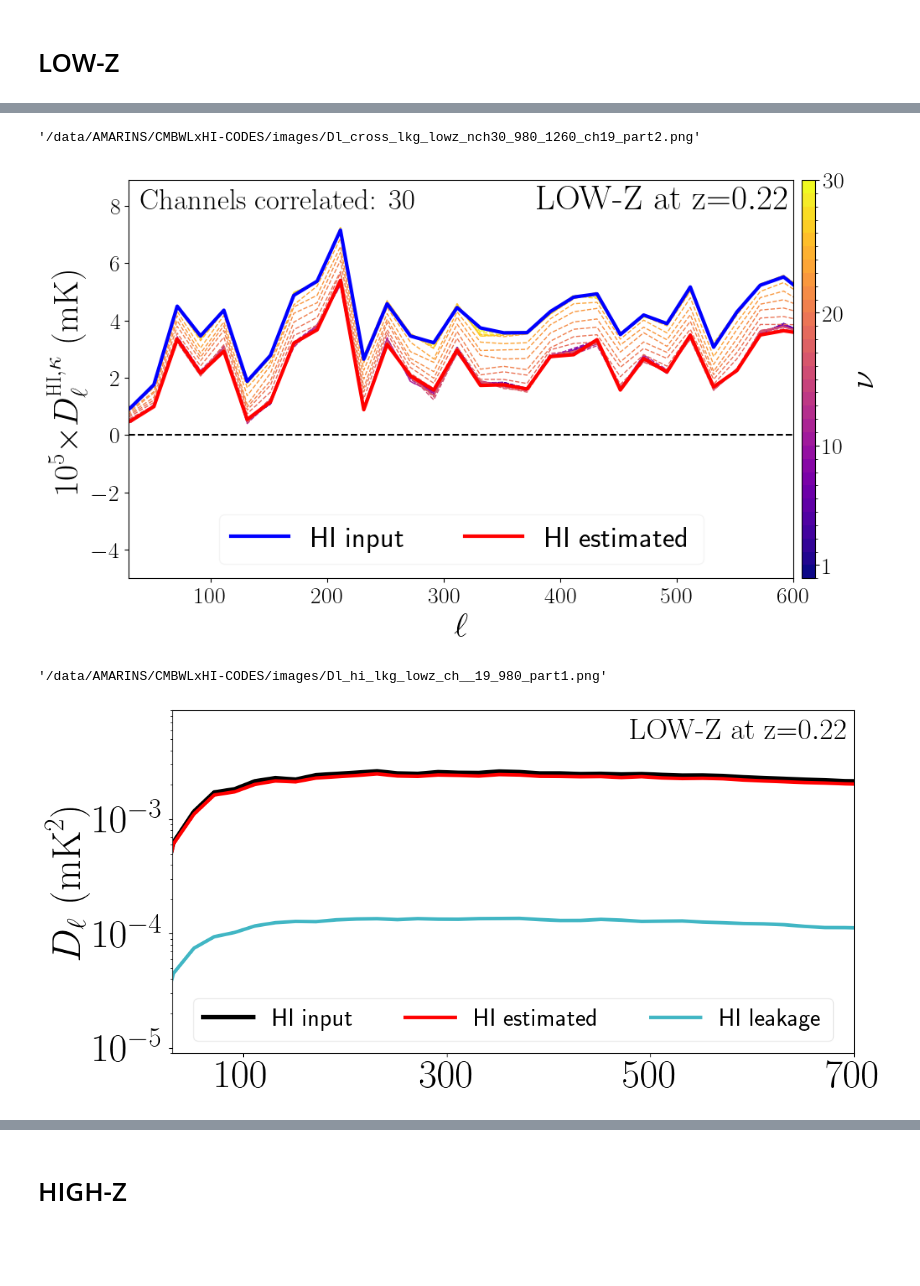
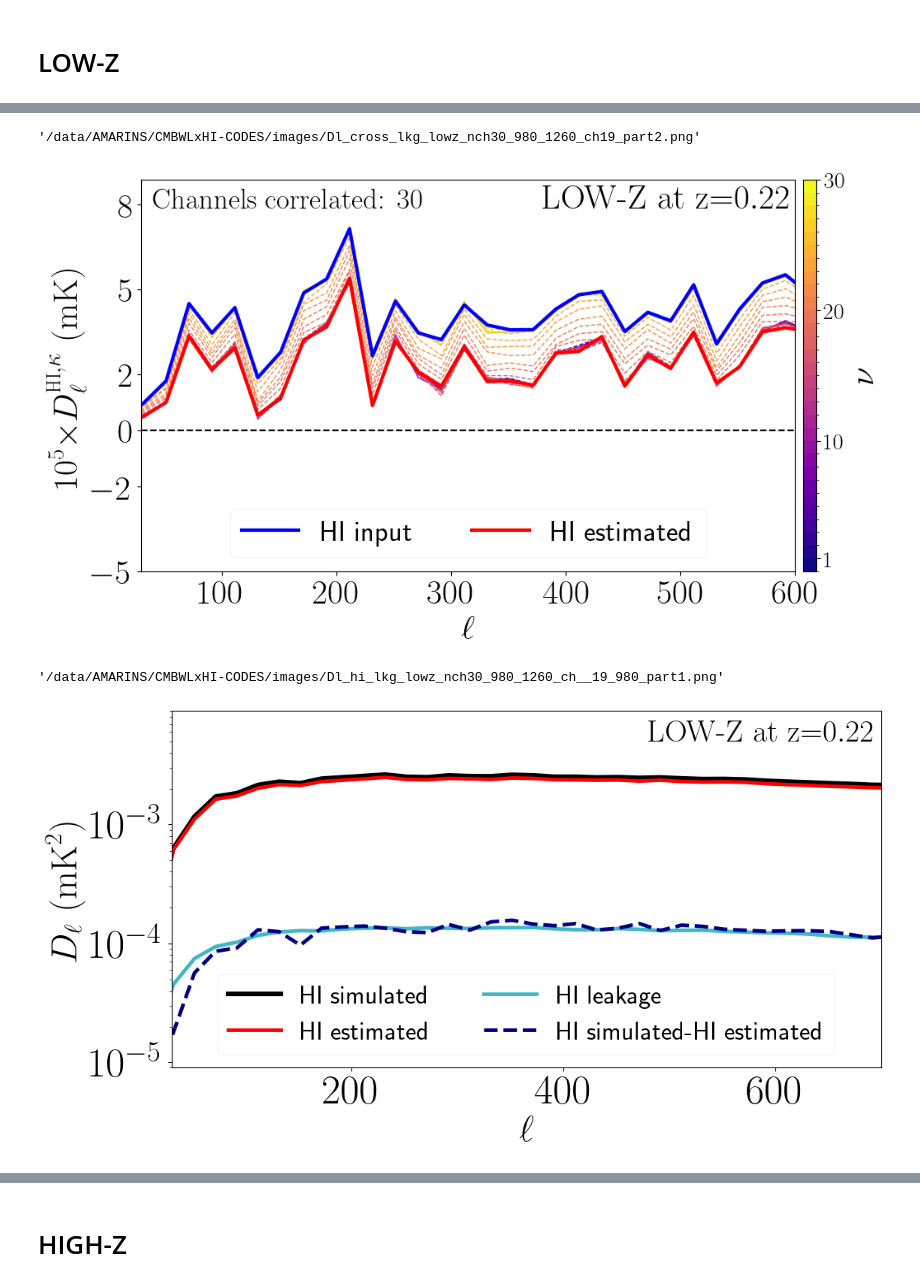
Before and after one commit to armarins/CMBWLxHI, a Jupyter notebook: notebooks/Part4_APS_constrained_analysis.ipynb, the cells around one changed output, grey strips where cells are left out. Drawn from its saved outputs; the diff is of its cells as text; code cells hidden in the pictures; blank space fills up the shorter version.

Commit message:
second update: including new ipynb and updating picture formatting

```diff
--- a/notebooks/Part4_APS_constrained_analysis.ipynb
+++ b/notebooks/Part4_APS_constrained_analysis.ipynb
@@ -39,7 +39,7 @@ mpl.rc('text',   usetex=True)
 ## FURTHER MATPLOTLIB FEATURES
 from matplotlib.ticker import ScalarFormatter, FormatStrFormatter
 from matplotlib.colors import ListedColormap
-colors = ['#ff0000', "#41b6c4",  "olivedrab", "darkviolet", ]
+colors = ['#ff0000', "#41b6c4",  "olivedrab", "darkviolet", '#030764', "#000080"]
 my_cmap = ListedColormap(colors, name="my_cmap")
 font_dict = {'family': 'serif', 'color':  None,  'weight': 'bold','size': 30}
 #############################################
@@ -172,27 +172,28 @@ for j,jbin in enumerate(range(nch)):
     ax.plot( leff, fact*feff*b.bin_cell(CLs_dict[ins]['cl_cx_f1_f2_sim_sim'][ich,:]-lkg), lw=1.,  c=cmap(jbin),label=None, ls='dashed')
 ax.plot(leff, fact*feff*b.bin_cell(CLs_dict[ins]['cl_cx_f1_f2_sim_sim'][ich]) , c='blue', lw=3, label='HI input')
 ax.plot(leff, fact*feff*b.bin_cell(CLs_dict[ins]['cl_cx_f1_f2_rec_sim'][ich]) , c='red' , lw=3, ls='solid', label='HI estimated')
+ax.axhline(y=0, ls='dashed', color='black')
+ax.set_ylabel(r'$10^{'+str(fact_exp)+'}$' + r'$\times D_{\ell}^{\LARGE{\textrm{HI}},\tiny{\kappa}}\ (\textrm{mK})$', fontsize=30)#($\kappa, \textrm{HI}$)')
+ax.set_xlabel(r'$\ell$', fontsize=30)
+ax.set_yscale('linear'); ax.set_xscale('linear')
 ax.set_ylim(-5, 8.9); ax.set_xlim(30,600)
-ax.set_ylabel(r'$10^{'+str(fact_exp)+'}$' + r'$\times D_{\ell}^{\LARGE{\textrm{HI}},\tiny{\kappa}}\ (\textrm{mK})$', fontsize=30)#($\kappa, \textrm{HI}$)')
-ax.set_xlabel(r'$\ell$', fontsize=30)#($\kappa, \textrm{HI}$)')
-ax.axhline(y=0, ls='dashed', color='black')
-ax.set_yscale('linear'); ax.set_xscale('linear')
+ax.set_yticks([-5,-2,0,2,5,8])
 ###
 ax.text(x=550-170, y=7.9, s=r'$\textrm{LOW-Z at z=}$'+r'${}$'.format(zeff), fontdict=font_dict)
 ax.text(x=210-170, y=7.9, s=r'$\textrm{Channels correlated: } '+' {}$'.format(ncorr), fontdict=font_dict, size=25)
 ax.legend( fontsize=25, loc='lower center', ncols=2,framealpha=0.2)
+ax.tick_params(axis='both', labelsize=30)
 ###########################################################
 cticks = np.linspace(0, nch-1, 4, dtype=np.int8)+1
 cbar   = fig.colorbar(sm,ax=ax, ticks=cticks,  pad=0.01, aspect=30)
 cbar.set_label(label=r'$\nu$',size=30)
-ax.ticklabel_format(axis='y', style='sci', scilimits=(0,0))
-
+#
 pathname = '/data/AMARINS/CMBWLxHI-CODES/images/Dl_cross_lkg_{}_ch{}_part2.png'.format(prefix, ich, numin, numax)
 if savefigs: plt.savefig(pathname, dpi=100, bbox_inches='tight')
 pathname
 # %% [output]
 '/data/AMARINS/CMBWLxHI-CODES/images/Dl_cross_lkg_lowz_nch30_980_1260_ch19_part2.png'
-[figure, old version]
+[figure, new version]
 # %%
 HDU         = 1 #0: Olivari data. 1: Marins data
 pathdir_fg  = '/data/AMARINS/MAPS/FG256'
@@ -210,6 +211,8 @@ clf1 = np.loadtxt(filepath_field1).T[1:,:]
 clf2 = np.loadtxt(filepath_field2).T[1:,:]
 clcx = np.loadtxt(filepath_cross ).T[1:,:]
 nch  = int(clcx.shape[0])
+##
+prefix = 'lowz_nch30_980_1260'
 # %%
 ns=3
 ich=19
@@ -219,34 +222,34 @@ CLs_dicts_plot = cxfs.get_data_plot_residuals(ns=ns, ich=ich, nu_min=numin, nu_m
 # %%
 fig, ax  = plt.subplots(nrows=1, ncols=1)
 plt.subplots_adjust(top=1.1,right=1.6)
 ############################################################
-savefigs = False
+savefigs = True
 zeff     = cxft.get_zeff(numin =numin, numax =numax, nbands= nch, n_curves=nch)['zeff'][ich]
 iLw      = [4*[3.5], 4*[3], 4*[2.5]]
 iLs      = [4*['solid'], 4*['dashed'], 4*['dotted']]
 cticks   = [100,300,500,700]
 CLs_dict = dcopy(CLs_dicts_plot)
 ############################################################
-ax.plot(  leff, feff*b.bin_cell(CLs_dict['HI']['sim'][ich]), c='black'   , lw=iLw[0][0]+1, ls=iLs[0][0], label='HI input')
+ax.plot(  leff, feff*b.bin_cell(CLs_dict['HI']['sim'][ich]), c='black'   , lw=iLw[0][0]+1, ls=iLs[0][0], label='HI simulated')
 ax.plot(  leff, feff*b.bin_cell(CLs_dict['HI']['rec'][ich]), c=my_cmap(0), lw=iLw[0][1]  , ls=iLs[0][1], label='HI estimated')
 ax.plot(  leff, feff*b.bin_cell(CLs_dict['HI']['lkg'][ich]), c=my_cmap(1), lw=iLw[0][2]  , ls=iLs[0][2], label='HI leakage')
-#ax.plot(  leff, feff*b.bin_cell(CLs_dict['FG']['lkg'][ich]), c=my_cmap(2), lw=iLw[0][3]  , ls=iLs[0][3], label='FG leakage')
+ax.plot(  leff, feff*b.bin_cell(CLs_dict['HI']['sim'][ich]-CLs_dict['HI']['rec'][ich]),
+                                                             c=my_cmap(5), lw=iLw[0][0],   ls='dashed' , label='HI simulated-HI estimated')
+ax.set_ylabel(r'$D_{\ell}\ (\textrm{mK}^2)$', fontsize=35)
+ax.set_xlabel(r'$\ell$', fontsize=35)
+ax.set_yscale('log'); ax.set_xscale('linear')
 ax.set_xlim(30,700)
 ax.set_ylim(0.9e-5,9e-3)#ax.set_xticks([])
-ax.set_ylabel(r'$D_{\ell}\ (\textrm{mK}^2)$', fontsize=40)#($\kappa, \textrm{HI}$)')
-ax.ticklabel_format(axis='y', style='sci', scilimits=(0,0))
+#ax.ticklabel_format(axis='y', style='sci', scilimits=(0,0))
 ax.tick_params(axis='both', labelsize=40)
-ax.set_yscale('log'); ax.set_xscale('linear')
-ax.set_xticks(cticks)
-###
 ax.text(x=650-170, y=5e-3, s=r'$\textrm{LOW-Z at z=}$'+r'${}$'.format(zeff), fontdict=font_dict)
-ax.legend( fontsize=25, loc='lower center', ncols=3,framealpha=0.4)
+ax.legend( fontsize=25, loc='lower center', ncols=2,framealpha=0.2)
 ###
 pathname = '/data/AMARINS/CMBWLxHI-CODES/images/Dl_hi_lkg_{}_ch__{}_{}_part1.png'.format(prefix, ich, numin, numax)
 if savefigs: plt.savefig(pathname, dpi=100, bbox_inches='tight')
 pathname
 # %% [output]
-'/data/AMARINS/CMBWLxHI-CODES/images/Dl_hi_lkg_lowz_ch__19_980_part1.png'
+'/data/AMARINS/CMBWLxHI-CODES/images/Dl_hi_lkg_lowz_nch30_980_1260_ch__19_980_part1.png'
-[figure, old version]
+[figure, new version]
 # %%
 fig, ax  = plt.subplots(nrows=1, ncols=1)
```
Also changed, not shown: parts of 10 cells of this notebook, 4 other files.
